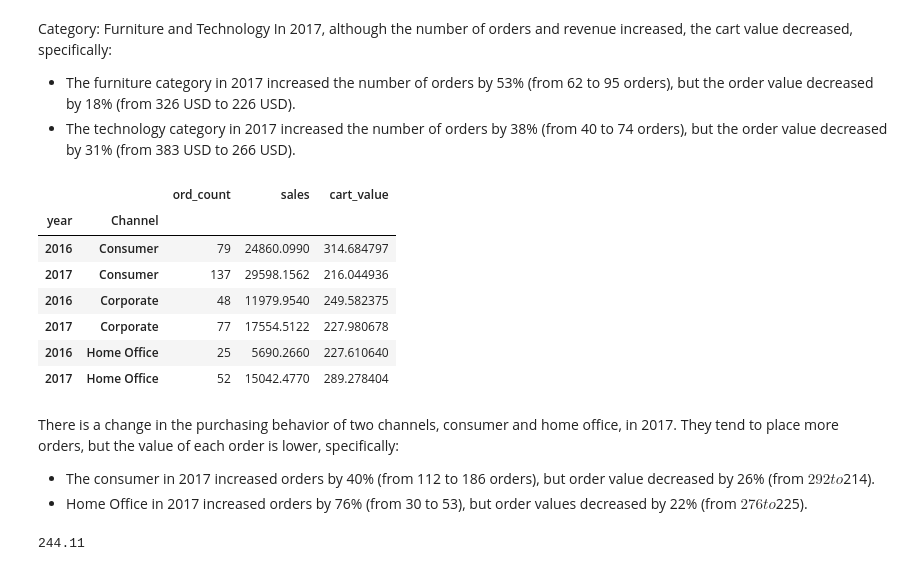
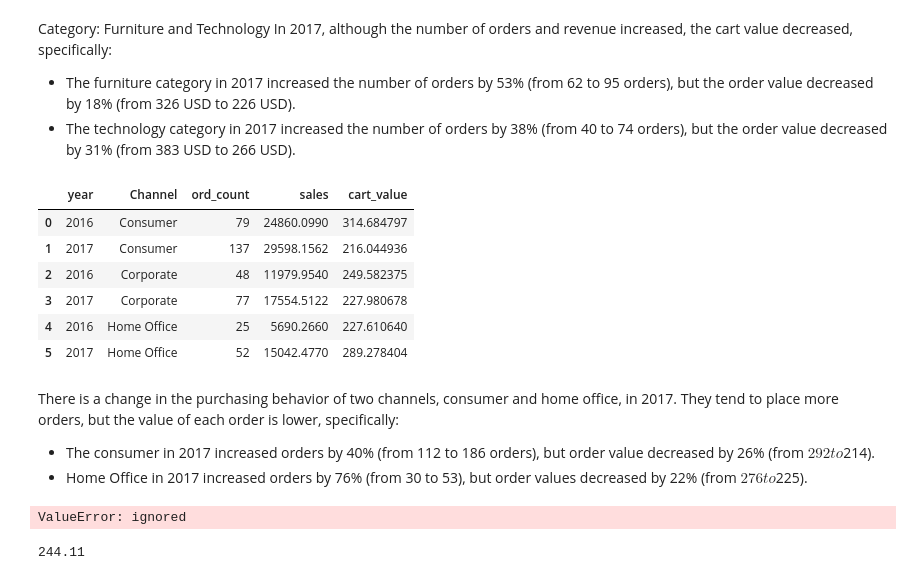
Before and after one commit to MinhAnh99/Python_RFM_Analysis, a Jupyter notebook: MinhAnh_RFM_Analysis_Project.ipynb, the cells around one changed output. Drawn from its saved outputs; the diff is of its cells as text; code cells hidden in the pictures.

```diff
--- a/MinhAnh_RFM_Analysis_Project.ipynb
+++ b/MinhAnh_RFM_Analysis_Project.ipynb
@@ -236,5 +262,4 @@ plt.show()
 # %%
 #Load table product and remove duplicates
 product = pd.read_excel('Dataset.xlsx',sheet_name='Product')
-product.drop(['Product Name','Row ID'],axis=1,inplace=True)
-product.drop_duplicates(inplace=True)
+product.info()
@@ -244,7 +306,7 @@ returned = pd.read_excel('Dataset.xlsx',sheet_name='Return')
 # %%
 # Merge the orders_pre, product, returned,loaction, cus_seg tables to get a full table of information
 data = orders_pre.merge(product, on='Product ID', how='left')\
-                 .merge(returned,on='Order ID',how='left')\
+                 .merge(Returned,on='Order ID',how='left')\
                  .merge(customer_segmentation[['Customer ID','segment']],left_on='Customer ID',right_on='Customer ID',how='left')
 # %%
 # Create extra columns containing orders by years
@@ -302,23 +363,28 @@ Category: Furniture and Technology In 2017, although the number of orders and re
 # %%
 # Analysis of the number of orders, revenue and order value of each Channel in 2016 and 2017
 potential_chan = potential.groupby(['year','Channel']).agg(ord_count=('Order ID','nunique'),
                                sales=('Sales','sum'))
 potential_chan['cart_value']= potential_chan['sales']/potential_chan['ord_count']
 potential_chan.sort_values(by=['Channel','year'],inplace=True)
-potential_chan.query('year=="2016" or year=="2017"')
+potential_chan.query('year=="2016" or year=="2017"').reset_index()
 # %% [output]
-|  |  | ord_count | sales | cart_value |
-| year | Channel |  |  |  |
-| 2016 | Consumer | 79 | 24860.0990 | 314.684797 |
-| 2017 | Consumer | 137 | 29598.1562 | 216.044936 |
-| 2016 | Corporate | 48 | 11979.9540 | 249.582375 |
-| 2017 | Corporate | 77 | 17554.5122 | 227.980678 |
-| 2016 | Home Office | 25 | 5690.2660 | 227.610640 |
-| 2017 | Home Office | 52 | 15042.4770 | 289.278404 |
+|  | year | Channel | ord_count | sales | cart_value |
+| 0 | 2016 | Consumer | 79 | 24860.0990 | 314.684797 |
+| 1 | 2017 | Consumer | 137 | 29598.1562 | 216.044936 |
+| 2 | 2016 | Corporate | 48 | 11979.9540 | 249.582375 |
+| 3 | 2017 | Corporate | 77 | 17554.5122 | 227.980678 |
+| 4 | 2016 | Home Office | 25 | 5690.2660 | 227.610640 |
+| 5 | 2017 | Home Office | 52 | 15042.4770 | 289.278404 |
 # %% [markdown]
 There is a change in the purchasing behavior of two channels, consumer and home office, in 2017. They tend to place more orders, but the value of each order is lower, specifically:
 * The consumer  in 2017 increased orders by 40% (from 112 to 186 orders), but order value decreased by 26% (from $292 to $214).
 * Home Office in 2017 increased orders by 76% (from 30 to 53), but order values decreased by 22% (from $276 to $225).
+# %%
+# Visualize cart_value by year by category
+sns.barplot(data=potential_chan , x='Channel',y= 'cart_value',hue='year', palette='mako')
+plt.title('Cart value by Channel of Potential Loyalist')
+# %% [output]
+ValueError: ignored
 # %%
 # Calculate the average order value of the Potential Loyalist segment
 potential_cart_value = potential['Sales'].sum()/potential['Order ID'].nunique()
```
Also changed, not shown: parts of 16 cells of this notebook.
